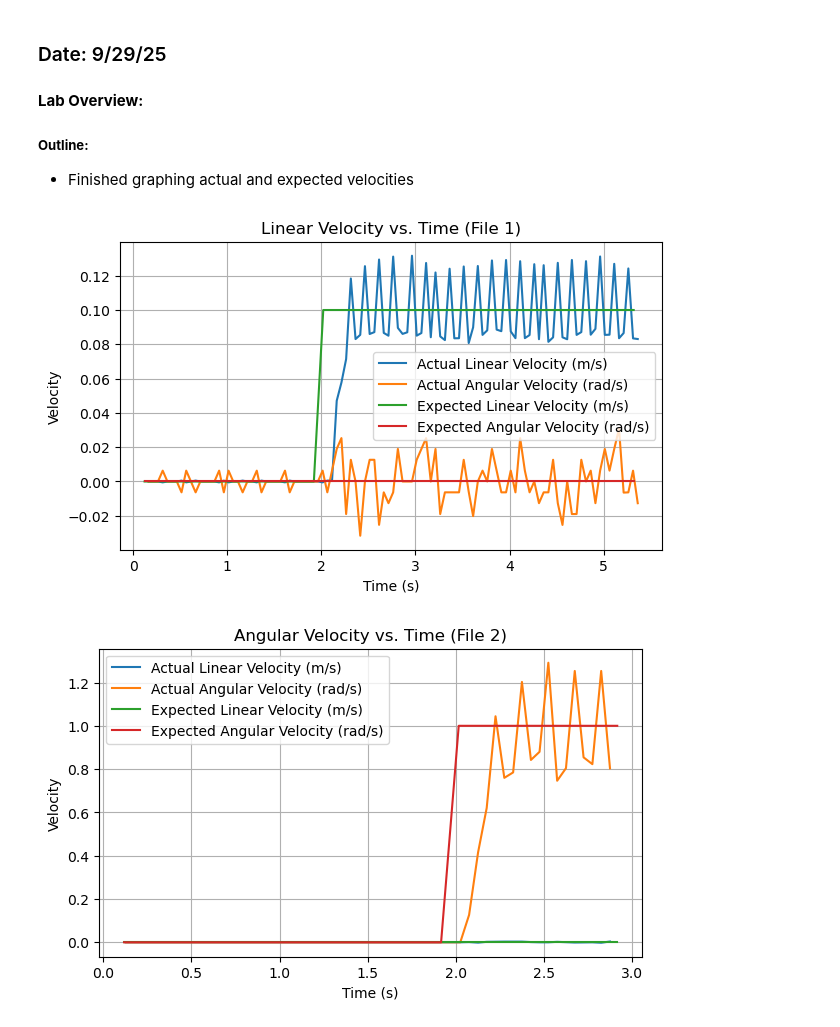
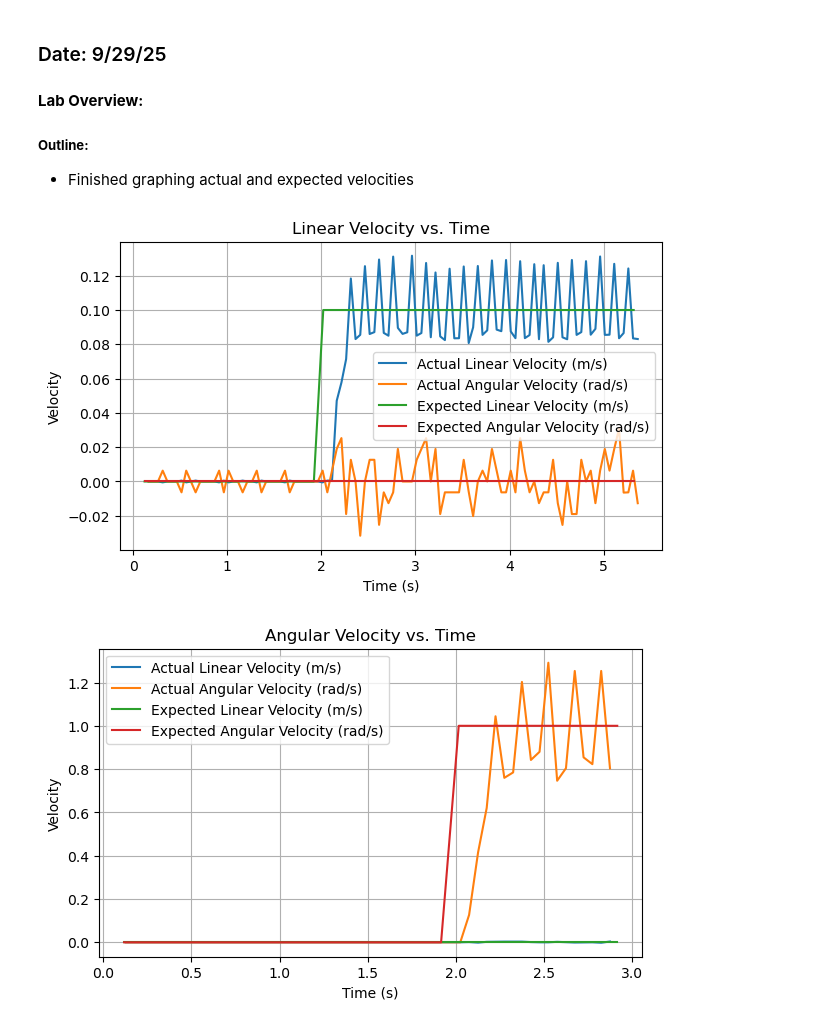
Before and after one commit to MarkWanis/DRL-Robot-Navigation, a Jupyter notebook: DRL Robot Navigation Documentation - Fall 2025.ipynb, the cells around one changed output. Cells and saved outputs as stored; diff of their text form; code cells hidden in the pictures.

```diff
--- a/DRL Robot Navigation Documentation - Fall 2025.ipynb
+++ b/DRL Robot Navigation Documentation - Fall 2025.ipynb
@@ -488,34 +527,34 @@ df1 = pd.read_csv("Linear Velocity Readings.csv")
 plt.figure(figsize=(7,4))
 
 plt.plot(df1["Time (s)"], df1["Actual Linear Velocity (m/s)"], label="Actual Linear Velocity (m/s)")
 plt.plot(df1["Time (s)"], df1["Actual Angular Velocity (rad/s)"], label="Actual Angular Velocity (rad/s)")
 plt.plot(df1["Time (s)"], df1["Expected Linear Velocity (m/s)"], label="Expected Linear Velocity (m/s)")
 plt.plot(df1["Time (s)"], df1["Expected Angular Velocity (rad/s)"], label="Expected Angular Velocity (rad/s)")
 
 plt.xlabel("Time (s)")
 plt.ylabel("Velocity")
-plt.title("Linear Velocity vs. Time (File 1)")
+plt.title("Linear Velocity vs. Time")
 plt.legend()
 plt.grid(True)
 plt.show()
 
 # Load File 2
 df2 = pd.read_csv("Angular Velocity Readings.csv")
 
 # Plot
 plt.figure(figsize=(7,4))
 
 plt.plot(df2["Time (s)"], df2["Actual Linear Velocity (m/s)"], label="Actual Linear Velocity (m/s)")
 plt.plot(df2["Time (s)"], df2["Actual Angular Velocity (rad/s)"], label="Actual Angular Velocity (rad/s)")
 plt.plot(df2["Time (s)"], df2["Expected Linear Velocity (m/s)"], label="Expected Linear Velocity (m/s)")
 plt.plot(df2["Time (s)"], df2["Expected Angular Velocity (rad/s)"], label="Expected Angular Velocity (rad/s)")
 
 plt.xlabel("Time (s)")
 plt.ylabel("Velocity")
-plt.title("Angular Velocity vs. Time (File 2)")
+plt.title("Angular Velocity vs. Time")
 plt.legend()
 plt.grid(True)
 plt.show()
 # %% [output]
-[figure, old version]
+[figure, new version]
-[figure, old version]
+[figure, new version]
```
Also changed, not shown: parts of 2 cells of this notebook.
